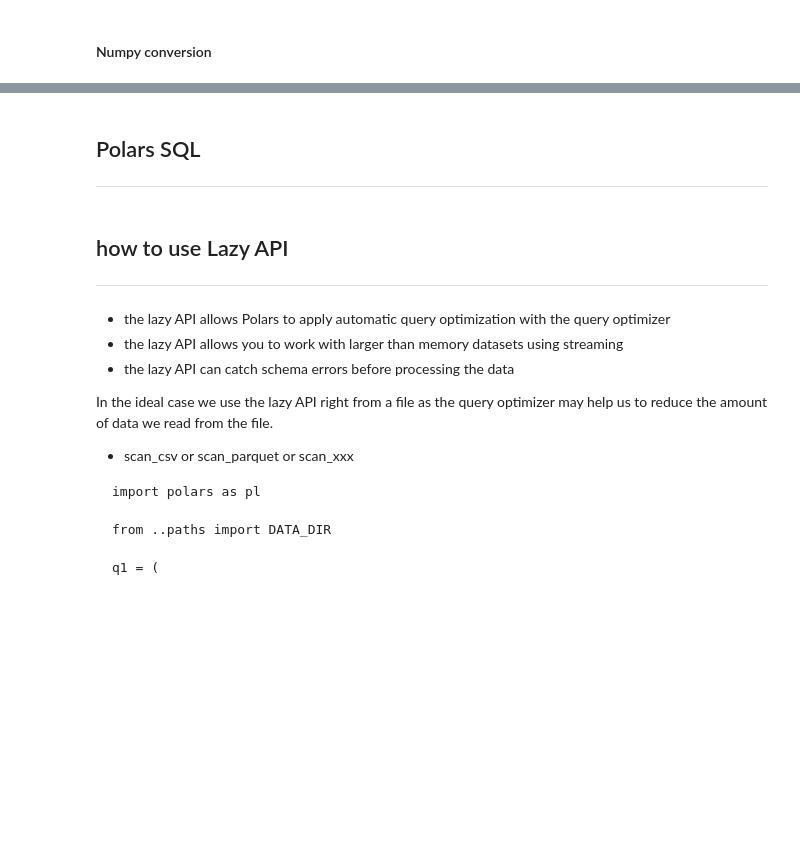
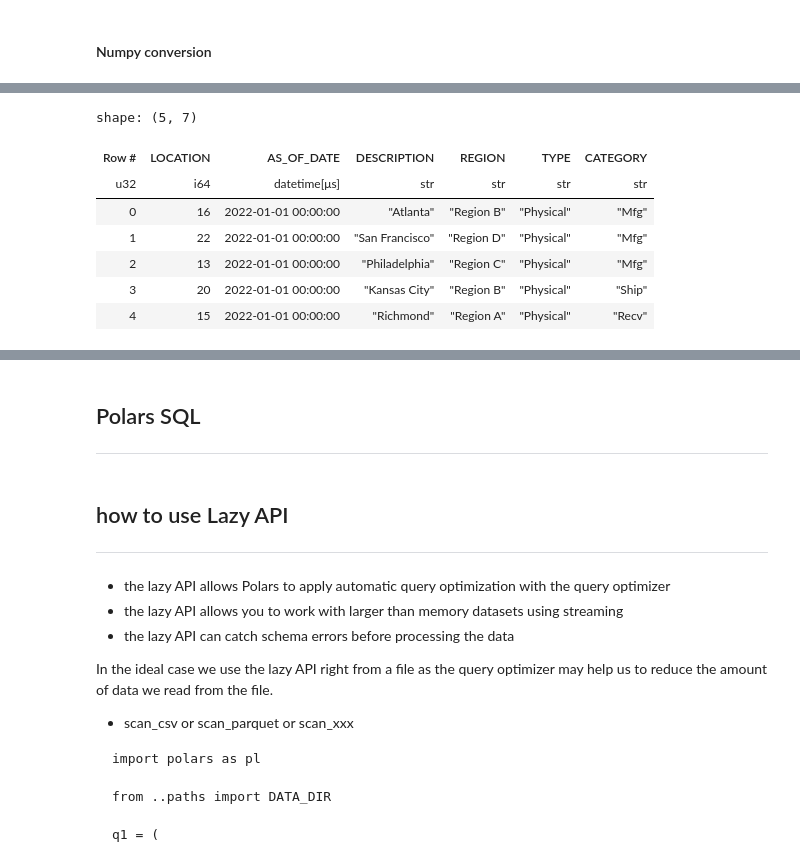
Before and after one commit to AmitXShukla/RPA, a Jupyter notebook: notebooks/Python - Polars dataframe complete user guide.ipynb, the cells around one changed output, grey strips where cells are left out. Drawn from its saved outputs; the diff is of its cells as text; code cells hidden in the pictures; blank space fills up the shorter version.

```diff
--- a/notebooks/Python - Polars dataframe complete user guide.ipynb
+++ b/notebooks/Python - Polars dataframe complete user guide.ipynb
@@ -1839,0 +2823,27 @@ shape: (15, 3)
+# %%
+########################
+## LOCATION DataFrame ##
+########################
+import random
+from datetime import datetime
+
+location = pl.DataFrame({
+    "LOCATION":  list(range(11, 23)),
+    "AS_OF_DATE" : datetime(2022, 1, 1),
+    "DESCRIPTION" : ["Boston","New York","Philadelphia","Cleveland","Richmond",
+                     "Atlanta","Chicago","St. Louis","Minneapolis","Kansas City",
+                     "Dallas","San Francisco"],
+    "REGION": ["Region A","Region B","Region C","Region D"] * 3,
+    "TYPE" : "Physical",
+    "CATEGORY" : ["Ship","Recv","Mfg"] * 4
+})
+location.sample(5).with_row_count("Row #")
+# %% [output]
+shape: (5, 7)
+| Row # | LOCATION | AS_OF_DATE | DESCRIPTION | REGION | TYPE | CATEGORY |
+| u32 | i64 | datetime[μs] | str | str | str | str |
+| 0 | 16 | 2022-01-01 00:00:00 | "Atlanta" | "Region B" | "Physical" | "Mfg" |
+| 1 | 22 | 2022-01-01 00:00:00 | "San Francisco" | "Region D" | "Physical" | "Mfg" |
+| 2 | 13 | 2022-01-01 00:00:00 | "Philadelphia" | "Region C" | "Physical" | "Mfg" |
+| 3 | 20 | 2022-01-01 00:00:00 | "Kansas City" | "Region B" | "Physical" | "Ship" |
+| 4 | 15 | 2022-01-01 00:00:00 | "Richmond" | "Region A" | "Physical" | "Recv" |
```
Also changed, not shown: parts of 102 cells of this notebook, 7 other files.
